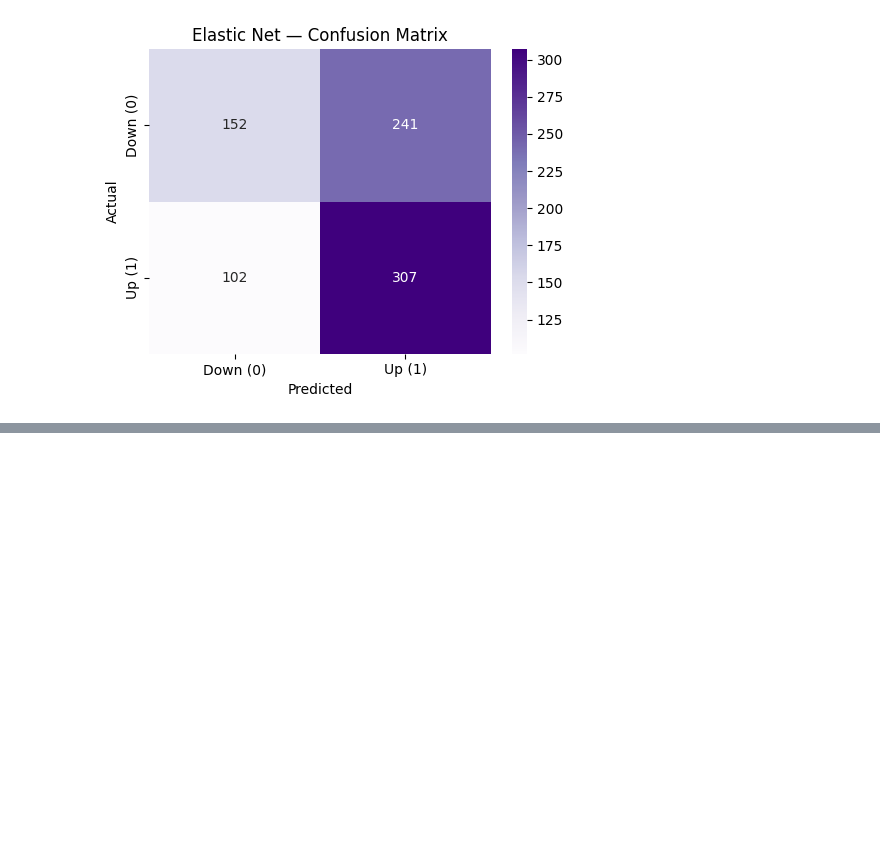
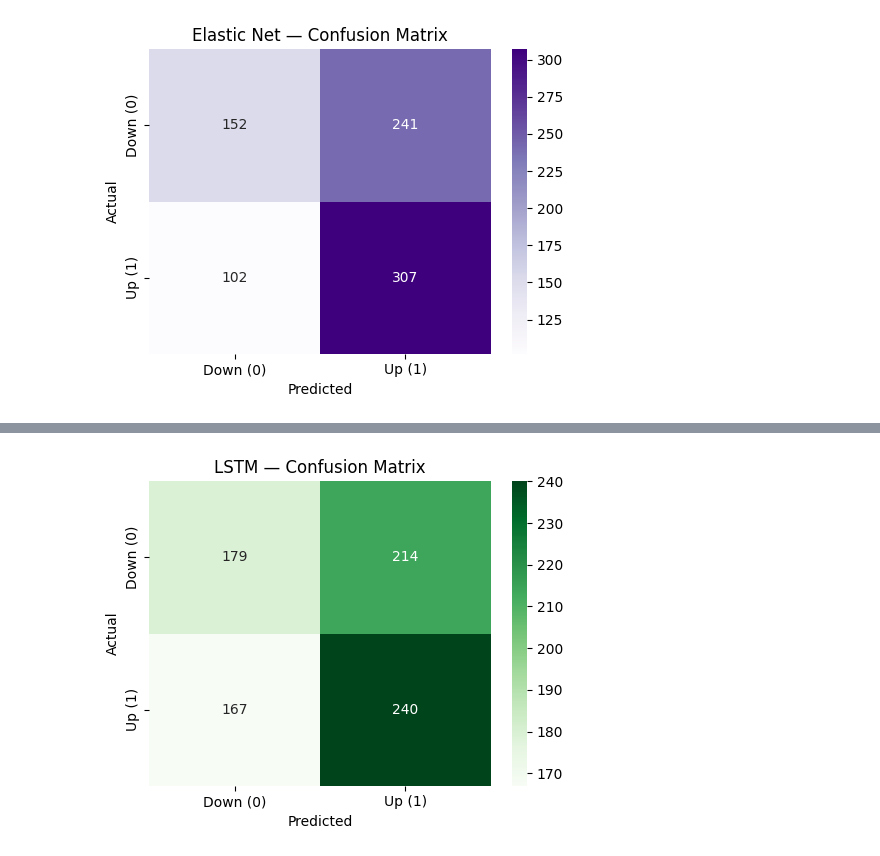
Before and after one commit to jordisa20/BTC-Price-Predictor, a Jupyter notebook: notebooks/bitcoin_trend.ipynb, the cells around one changed output, grey strips where cells are left out. Drawn from its saved outputs; the diff is of its cells as text; code cells hidden in the pictures; blank space fills up the shorter version.

Commit message:
Train/Test LSTM Classfier metrics: accuracy, precision, recall, f1-score, cm

```diff
--- a/notebooks/bitcoin_trend.ipynb
+++ b/notebooks/bitcoin_trend.ipynb
@@ -333,0 +436,21 @@ plt.show()
+# %%
+# Metrics
+from sklearn.metrics import accuracy_score, precision_score, recall_score, f1_score, confusion_matrix, classification_report
+
+lstm_acc = accuracy_score(y_test_lstm, lstm_pred)
+lstm_prec = precision_score(y_test_lstm, lstm_pred)
+lstm_rec = recall_score(y_test_lstm, lstm_pred)
+lstm_f1 = f1_score(y_test_lstm, lstm_pred)
+
+print("\n=== LSTM Results ===")
+print(f"Accuracy : {lstm_acc:.4f}")
+print(f"Precision: {lstm_prec:.4f}")
+print(f"Recall   : {lstm_rec:.4f}")
+print(f"F1 Score : {lstm_f1:.4f}")
+
+print("\nClassification Report:")
+print(classification_report(y_test_lstm, lstm_pred, digits=4))
+
+cm_lstm = confusion_matrix(y_test_lstm, lstm_pred)
+print("\nConfusion Matrix:")
+print(cm_lstm)
@@ -333,0 +478,12 @@ plt.show()
+# %%
+plt.figure(figsize=(5,4))
+sns.heatmap(cm_lstm, annot=True, fmt="d", cmap="Greens",
+            xticklabels=["Down (0)", "Up (1)"],
+            yticklabels=["Down (0)", "Up (1)"])
+plt.title("LSTM — Confusion Matrix")
+plt.xlabel("Predicted")
+plt.ylabel("Actual")
+plt.tight_layout()
+plt.show()
+# %% [output]
+[figure, added]
```
Also changed, not shown: parts of 5 cells of this notebook.
